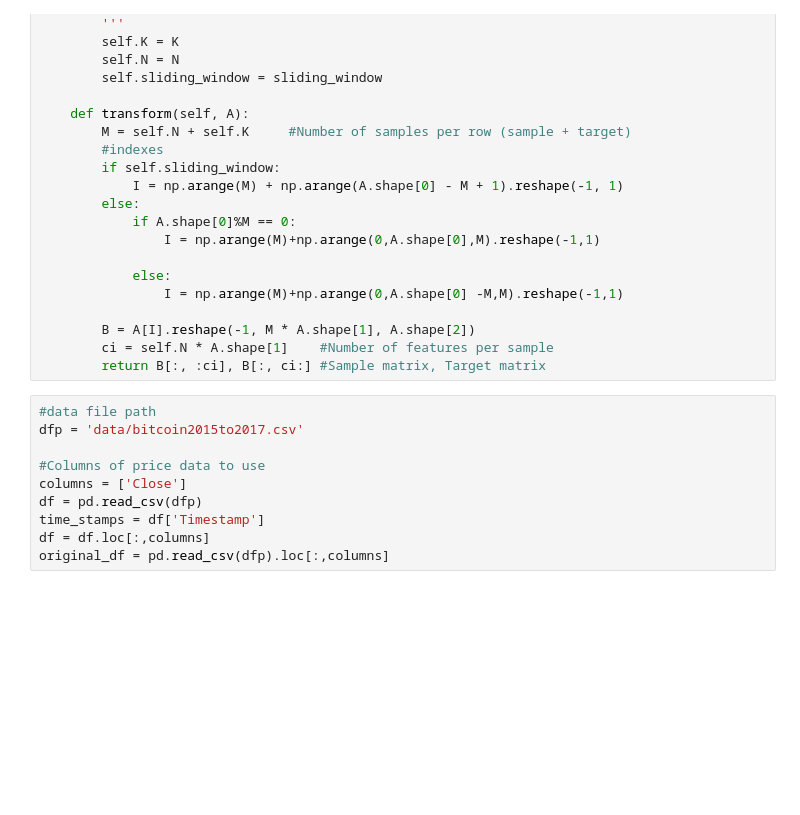
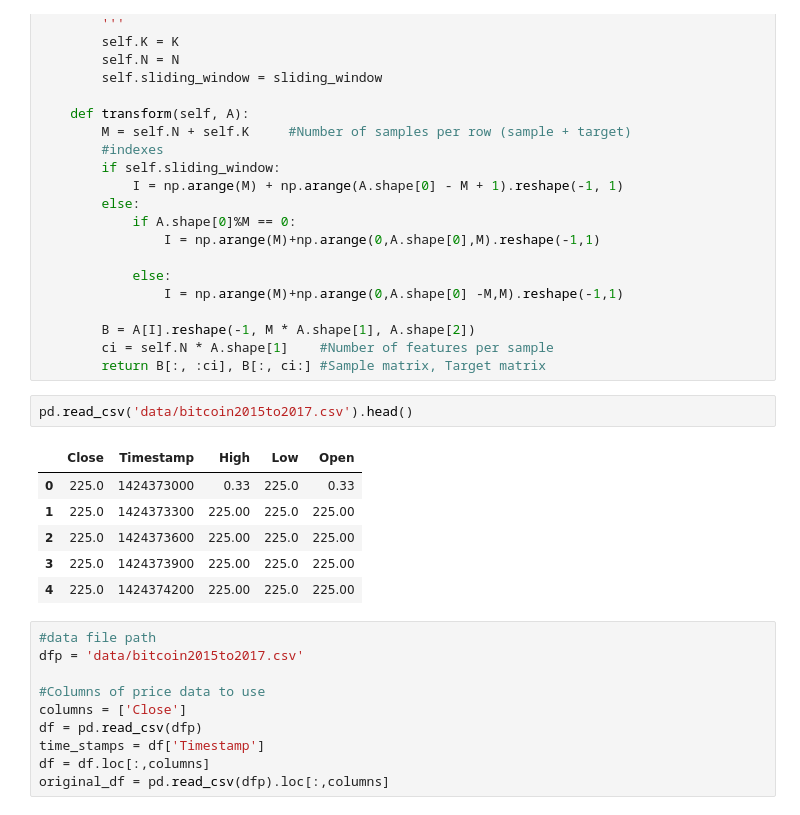
Before and after one commit to yasolix/cinevis, a Jupyter notebook: deep_examples/predicting cryptocurrency.ipynb, the cells around one changed output. Drawn from its saved outputs; the diff is of its cells as text; blank space fills up the shorter version.

```diff
--- a/deep_examples/predicting cryptocurrency.ipynb
+++ b/deep_examples/predicting cryptocurrency.ipynb
@@ -67,6 +68,15 @@ class PastSampler:
         B = A[I].reshape(-1, M * A.shape[1], A.shape[2])
         ci = self.N * A.shape[1]    #Number of features per sample
         return B[:, :ci], B[:, ci:] #Sample matrix, Target matrix
+# %%
+pd.read_csv('data/bitcoin2015to2017.csv').head()
+# %% [output]
+|  | Close | Timestamp | High | Low | Open |
+| 0 | 225.0 | 1424373000 | 0.33 | 225.0 | 0.33 |
+| 1 | 225.0 | 1424373300 | 225.00 | 225.0 | 225.00 |
+| 2 | 225.0 | 1424373600 | 225.00 | 225.0 | 225.00 |
+| 3 | 225.0 | 1424373900 | 225.00 | 225.0 | 225.00 |
+| 4 | 225.0 | 1424374200 | 225.00 | 225.0 | 225.00 |
 # %%
 #data file path
 dfp = 'data/bitcoin2015to2017.csv'
```
Also changed, not shown: parts of 10 cells of this notebook, 2 other files.
